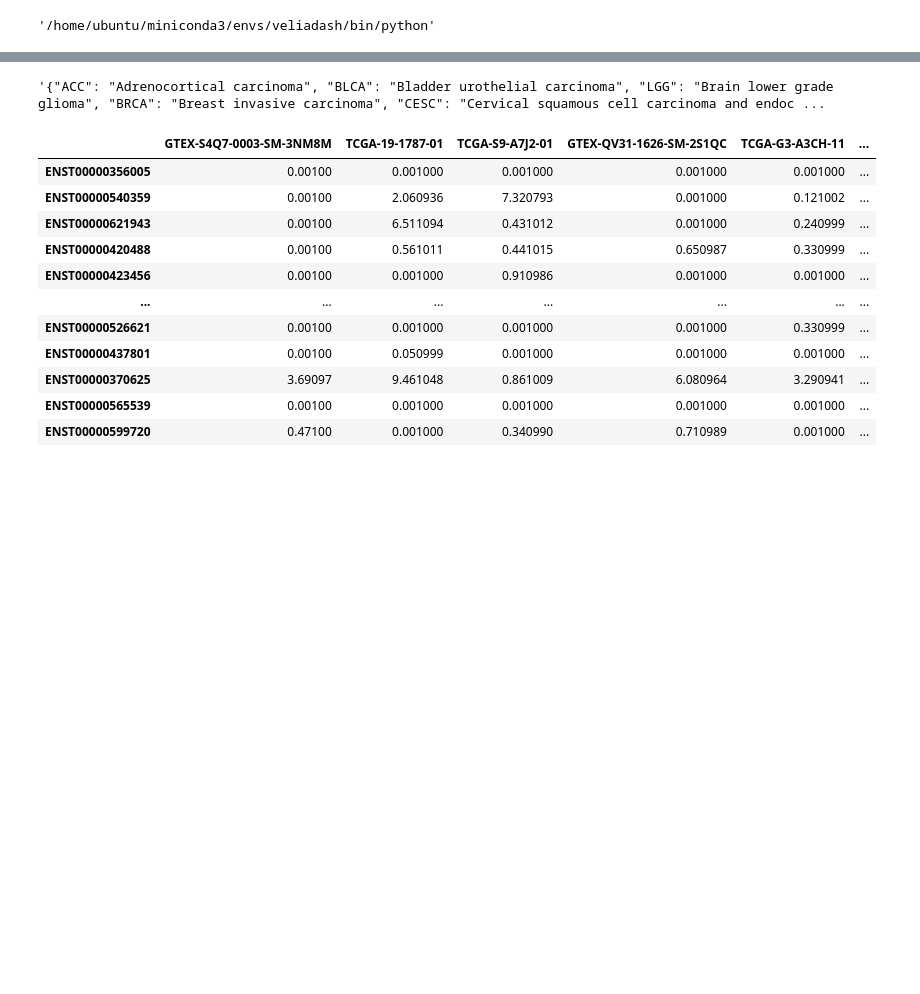
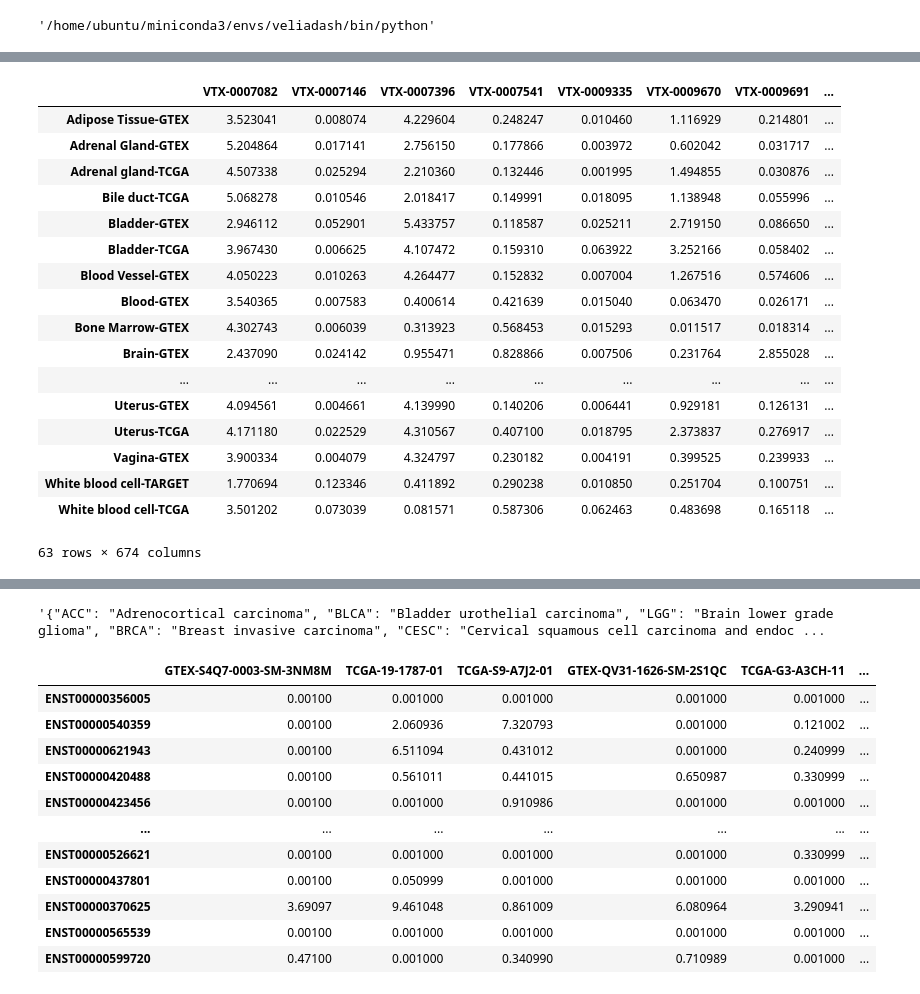
Before and after one commit to veliatx/dashboard, a Jupyter notebook: dashboard/testing.ipynb, the cells around one changed output, grey strips where cells are left out. Cells and saved outputs as stored; diff of their text form; code cells hidden in the pictures; blank space fills up the shorter version.

```diff
--- a/dashboard/testing.ipynb
+++ b/dashboard/testing.ipynb
@@ -23,0 +28,29 @@ from plotting import *
+# %%
+    xena_metadata_df, _, _, xena_exact_vtx_sums, xena_overlapping_vtx_sums, _, _= load_xena_tcga_gtex_target(vtx_combination_type)
+    if vtx_combination_type == 'transcripts_overlapping':
+        xena_vtx_sum_df = xena_overlapping_vtx_sums.copy()
+    elif vtx_combination_type == 'transcripts_exact':
+        xena_vtx_sum_df = xena_exact_vtx_sums.copy()
+    else:
+        raise ValueError("vtx_combination_type is not a known value ('transcripts_exact', or 'transcripts_overlapping')")
+
+    xena_vtx_sum_df = np.log2(xena_vtx_sum_df + 1)
+
+    xena_vtx_exp_df = xena_metadata_df.merge(xena_vtx_sum_df, left_index=True, right_index=True)
+
+    xena_vtx_sum_df = xena_vtx_sum_df.merge(xena_metadata_df, left_index=True, right_index=True)
+    transcript_col_names = [i for i in xena_vtx_sum_df.columns if i not in xena_metadata_df.columns]
+    xena_vtx_sum_df = xena_vtx_sum_df[transcript_col_names].groupby(xena_vtx_sum_df['primary disease or tissue']).aggregate(np.mean)
+
+    threshold = .1
+    mean_vals = xena_vtx_sum_df.max()
+    cols_to_remove = mean_vals[mean_vals < threshold].index
+    xena_vtx_sum_df = xena_vtx_sum_df.drop(cols_to_remove, axis=1)
+
+    tau_df = xena_vtx_sum_df/xena_vtx_sum_df.max()
+    tau = ((1-tau_df).sum())/(tau_df.shape[0]-1)
+    tau.name = 'tau'
+    xena_tau_df = xena_vtx_sum_df.T.merge(tau, left_index=True, right_index=True)
+# %%
+groups = xena_metadata_df.loc[xena_vtx_sum_df.columns][['_primary_site', '_study']].apply(lambda x: '-'.join(x), axis=1)
+groups
@@ -23,0 +70,2 @@ from plotting import *
+# %%
+xena_metadata_df = xena_metadata_df.T
@@ -24 +131,33 @@ from plotting import *
+# %%
+    xena_vtx_sum_df = xena_overlapping_vtx_sums.copy().T
+    xena_vtx_sum_df = np.log2(xena_vtx_sum_df + 1)
+    # xena_metadata_df = xena_metadata_df.T
+
+    xena_vtx_exp_df = xena_metadata_df.merge(xena_vtx_sum_df, left_index=True, right_index=True)
+
+    xena_vtx_sum_df = xena_vtx_sum_df.merge(xena_metadata_df, left_index=True, right_index=True)
+    transcript_col_names = [i for i in xena_vtx_sum_df.columns if i not in xena_metadata_df.columns]
+    groups = xena_metadata_df.loc[xena_vtx_sum_df.index][['_primary_site', '_study']].apply(lambda x: '-'.join(x), axis=1)
+    xena_vtx_sum_df = xena_vtx_sum_df[transcript_col_names].groupby(groups).aggregate(np.mean)
+# %%
+xena_vtx_sum_df
+# %% [output]
+|  | VTX-0007082 | VTX-0007146 | VTX-0007396 | VTX-0007541 | VTX-0009335 | VTX-0009670 | VTX-0009691 | ... |
+| Adipose Tissue-GTEX | 3.523041 | 0.008074 | 4.229604 | 0.248247 | 0.010460 | 1.116929 | 0.214801 | ... |
+| Adrenal Gland-GTEX | 5.204864 | 0.017141 | 2.756150 | 0.177866 | 0.003972 | 0.602042 | 0.031717 | ... |
+| Adrenal gland-TCGA | 4.507338 | 0.025294 | 2.210360 | 0.132446 | 0.001995 | 1.494855 | 0.030876 | ... |
+| Bile duct-TCGA | 5.068278 | 0.010546 | 2.018417 | 0.149991 | 0.018095 | 1.138948 | 0.055996 | ... |
+| Bladder-GTEX | 2.946112 | 0.052901 | 5.433757 | 0.118587 | 0.025211 | 2.719150 | 0.086650 | ... |
+| Bladder-TCGA | 3.967430 | 0.006625 | 4.107472 | 0.159310 | 0.063922 | 3.252166 | 0.058402 | ... |
+| Blood Vessel-GTEX | 4.050223 | 0.010263 | 4.264477 | 0.152832 | 0.007004 | 1.267516 | 0.574606 | ... |
+| Blood-GTEX | 3.540365 | 0.007583 | 0.400614 | 0.421639 | 0.015040 | 0.063470 | 0.026171 | ... |
+| Bone Marrow-GTEX | 4.302743 | 0.006039 | 0.313923 | 0.568453 | 0.015293 | 0.011517 | 0.018314 | ... |
+| Brain-GTEX | 2.437090 | 0.024142 | 0.955471 | 0.828866 | 0.007506 | 0.231764 | 2.855028 | ... |
+| ... | ... | ... | ... | ... | ... | ... | ... | ... |
+| Uterus-GTEX | 4.094561 | 0.004661 | 4.139990 | 0.140206 | 0.006441 | 0.929181 | 0.126131 | ... |
+| Uterus-TCGA | 4.171180 | 0.022529 | 4.310567 | 0.407100 | 0.018795 | 2.373837 | 0.276917 | ... |
+| Vagina-GTEX | 3.900334 | 0.004079 | 4.324797 | 0.230182 | 0.004191 | 0.399525 | 0.239933 | ... |
+| White blood cell-TARGET | 1.770694 | 0.123346 | 0.411892 | 0.290238 | 0.010850 | 0.251704 | 0.100751 | ... |
+| White blood cell-TCGA | 3.501202 | 0.073039 | 0.081571 | 0.587306 | 0.062463 | 0.483698 | 0.165118 | ... |
+63 rows × 674 columns
 # %%
```
Also changed, not shown: parts of 15 cells of this notebook, 7 other files.
